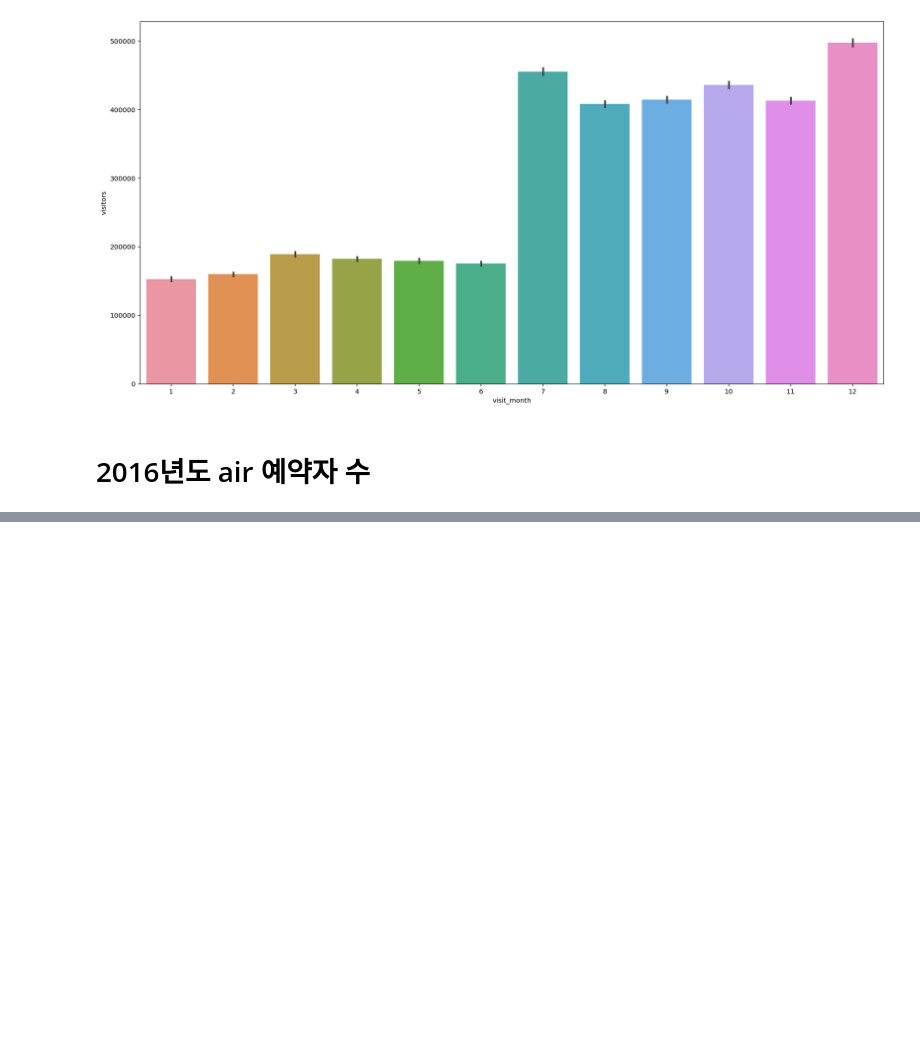
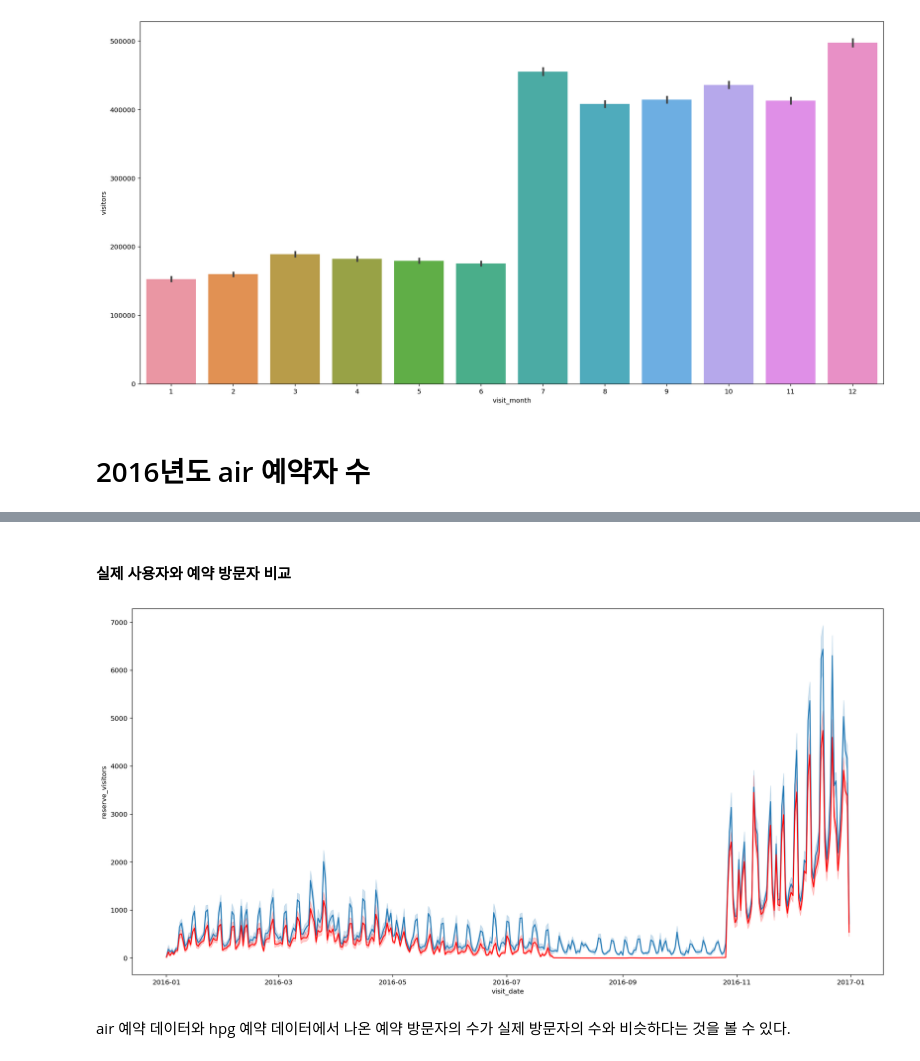
Before and after one commit to dlgur1994/Hackerthon1_Aiffel, a Jupyter notebook: Hyelim/Hackerthon1_visualization.ipynb, the cells around one changed output, grey strips where cells are left out. Drawn from its saved outputs; the diff is of its cells as text; code cells hidden in the pictures; blank space fills up the shorter version.

```diff
--- a/Hyelim/Hackerthon1_visualization.ipynb
+++ b/Hyelim/Hackerthon1_visualization.ipynb
@@ -134,0 +203,3 @@ sorted(m)
+# %%
+hpg_air_relation_df = pd.merge(data['hpg_reserve'], data['store_id_relation'], on='hpg_store_id')
+hpg_air_relation_df
@@ -134,0 +229,8 @@ sorted(m)
+# %%
+hpg_air_relation_df = hpg_air_relation_df[['air_store_id', 'visit_datetime', 'reserve_datetime', 'reserve_visitors']]
+hpg_air_relation_df = split_date_time(hpg_air_relation_df)
+hpg_air_relation_df.loc[:,'visit_date'] = pd.to_datetime(hpg_air_relation_df['visit_date'])
+hpg_air_relation_df['visit_year'] = pd.Series(hpg_air_relation_df.visit_date.dt.year)
+hpg_air_relation_df['visit_month']  = pd.Series(hpg_air_relation_df.visit_date.dt.month)
+hpg_air_relation_df['visit_day'] = pd.Series(hpg_air_relation_df.visit_date.dt.day)
+hpg_air_relation_df
@@ -134,0 +251,3 @@ sorted(m)
+# %%
+temp_sum = pd.concat([air_reserve_group, hpg_air_relation_df])
+temp_sum
@@ -134,0 +268,14 @@ sorted(m)
+# %% [markdown]
+#### 실제 사용자와 예약 방문자 비교
+# %%
+import seaborn as sns
+import matplotlib.pyplot as plt
+
+plt.figure(figsize=(20,10))
+sns.lineplot(data = temp_sum[temp_sum.visit_year==2016], x='visit_date', y='reserve_visitors', estimator=sum)
+sns.lineplot(data = air_reserve_group[air_reserve_group.visit_year==2016], x='visit_date', y='reserve_visitors', estimator=sum, color='r')
+plt.show()
+# %% [output]
+[figure, added]
+# %% [markdown]
+air 예약 데이터와 hpg 예약 데이터에서 나온 예약 방문자의 수가 실제 방문자의 수와 비슷하다는 것을 볼 수 있다.
```
Also changed, not shown: parts of 19 cells of this notebook.
